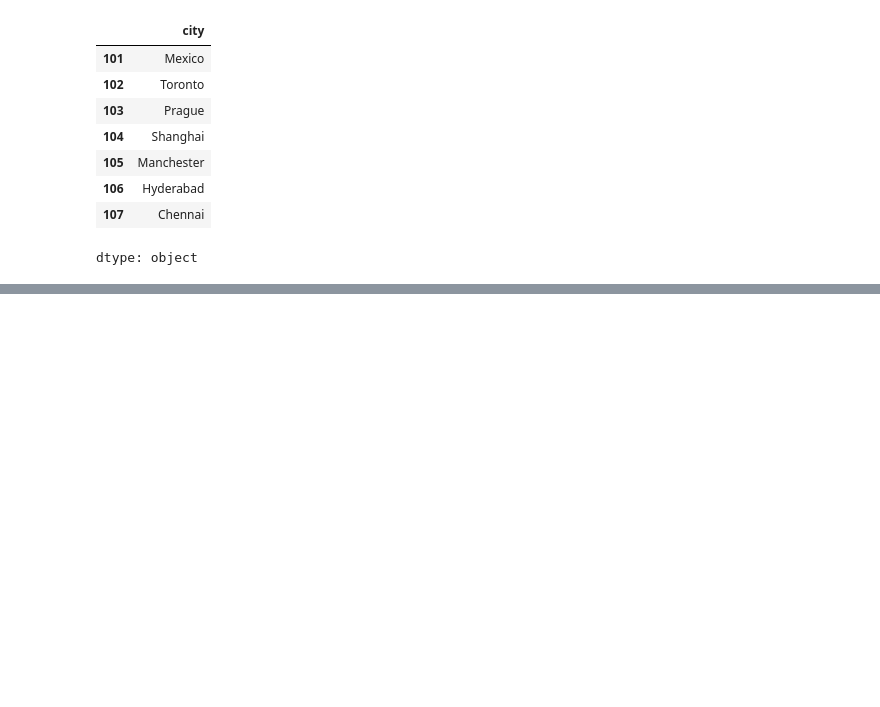
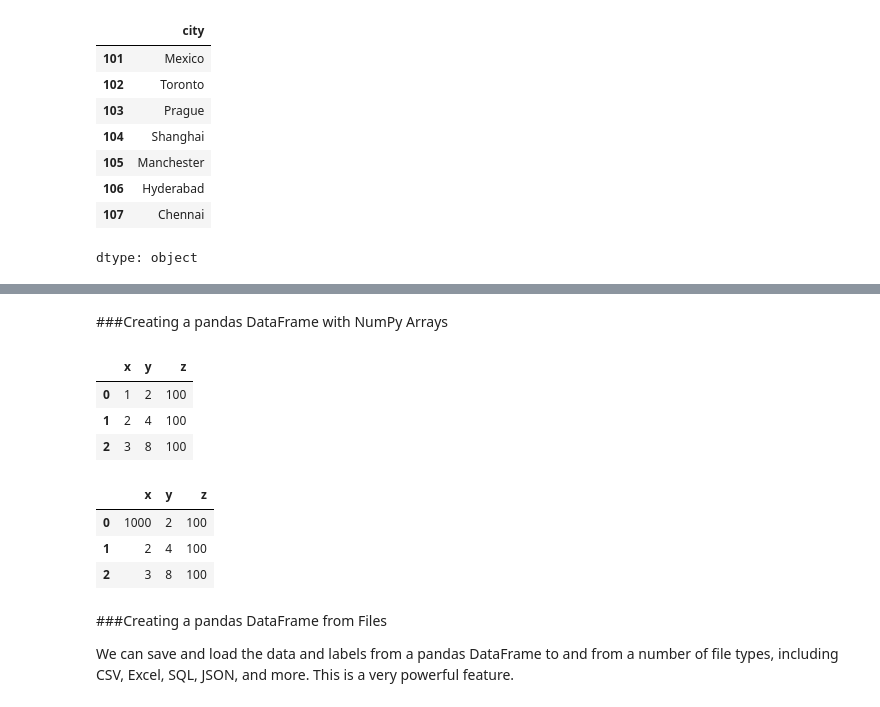
Before and after one commit to dakshayani2906/my-python-journey-basics, a Jupyter notebook: Learning_Pandas.ipynb, the cells around one changed output, grey strips where cells are left out. Saved outputs shown, nothing was run; the diff lists cells and outputs as text; code cells hidden in the pictures; blank space fills up the shorter version.

```diff
--- a/Learning_Pandas.ipynb
+++ b/Learning_Pandas.ipynb
@@ -76,0 +158,30 @@ dtype: object
+# %% [markdown]
+###Creating a pandas DataFrame with NumPy Arrays
+# %%
+arr = np.array([[1,2,100],
+                [2,4,100],
+                [3,8,100]])
+
+df_ = pd.DataFrame(arr, columns = ['x', 'y', 'z'])
+
+df_
+# %% [output]
+|  | x | y | z |
+| 0 | 1 | 2 | 100 |
+| 1 | 2 | 4 | 100 |
+| 2 | 3 | 8 | 100 |
+# %%
+# You can specify the optional parameter copy.
+
+arr[0,0] = 1000
+
+df_
+# %% [output]
+|  | x | y | z |
+| 0 | 1000 | 2 | 100 |
+| 1 | 2 | 4 | 100 |
+| 2 | 3 | 8 | 100 |
+# %% [markdown]
+###Creating a pandas DataFrame from Files
+
+We can save and load the data and labels from a pandas DataFrame to and from a number of file types, including CSV, Excel, SQL, JSON, and more. This is a very powerful feature.
```
Also changed, not shown: parts of 22 cells of this notebook.
